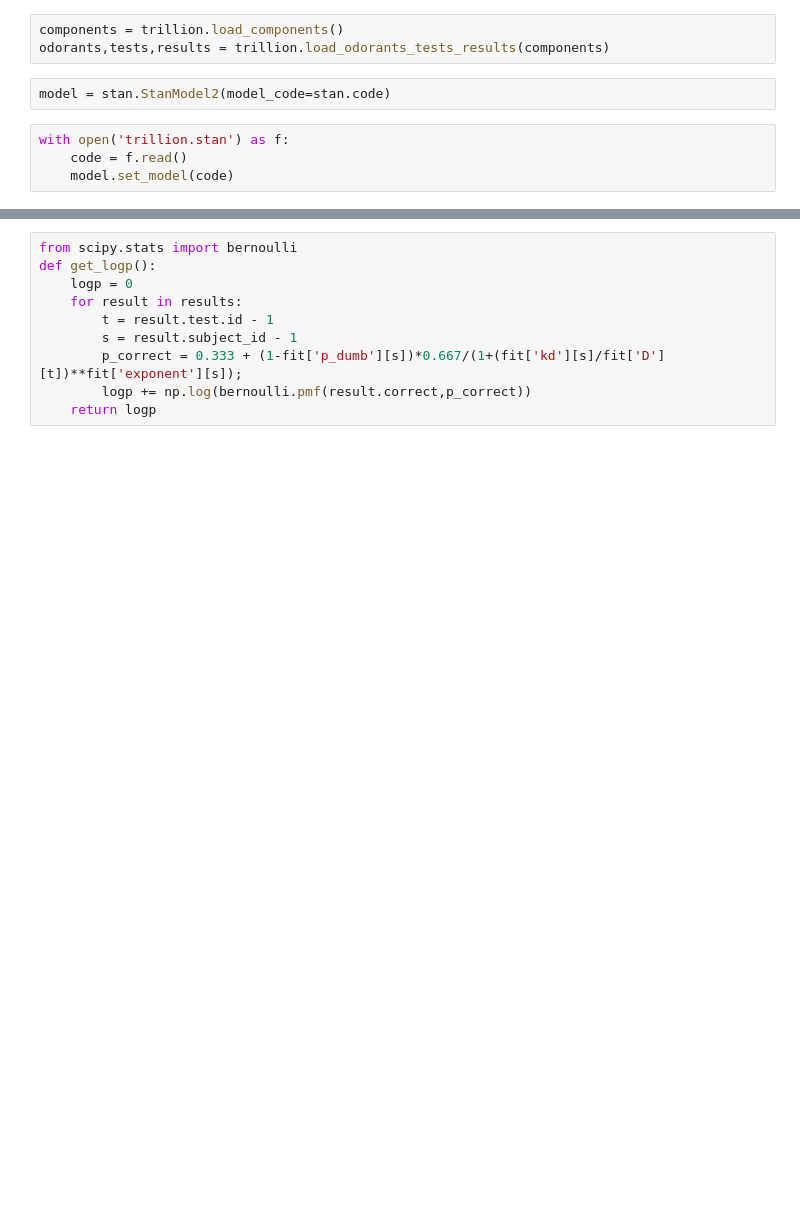
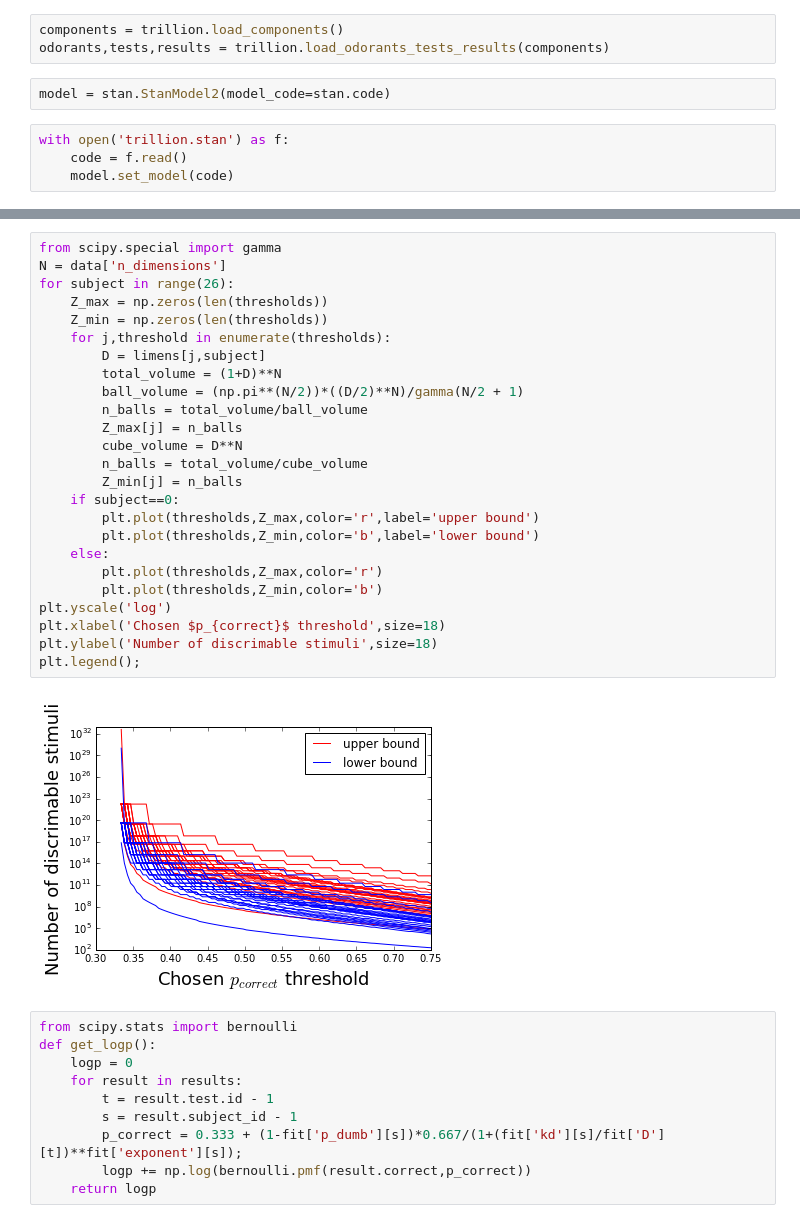
Before and after one commit to rgerkin/trillion, a Jupyter notebook: stan.ipynb, the cells around one changed output, grey strips where cells are left out. Saved outputs shown, nothing was run; the diff lists cells and outputs as text; blank space fills up the shorter version.

```diff
--- a/stan.ipynb
+++ b/stan.ipynb
@@ -86,3 +111,30 @@ plt.yscale('log')
+# %%
+from scipy.special import gamma
+N = data['n_dimensions']
+for subject in range(26):
+    Z_max = np.zeros(len(thresholds))
+    Z_min = np.zeros(len(thresholds))
+    for j,threshold in enumerate(thresholds):
+        D = limens[j,subject]
+        total_volume = (1+D)**N
+        ball_volume = (np.pi**(N/2))*((D/2)**N)/gamma(N/2 + 1)
+        n_balls = total_volume/ball_volume
+        Z_max[j] = n_balls
+        cube_volume = D**N
+        n_balls = total_volume/cube_volume
+        Z_min[j] = n_balls
+    if subject==0:
+        plt.plot(thresholds,Z_max,color='r',label='upper bound')
+        plt.plot(thresholds,Z_min,color='b',label='lower bound')
+    else:
+        plt.plot(thresholds,Z_max,color='r')
+        plt.plot(thresholds,Z_min,color='b')
+plt.yscale('log')
+plt.xlabel('Chosen $p_{correct}$ threshold',size=18)
+plt.ylabel('Number of discrimable stimuli',size=18)
+plt.legend();
+# %% [output]
+[figure, added]
 # %%
 from scipy.stats import bernoulli
 def get_logp():
```
Also changed, not shown: parts of 12 cells of this notebook, 2 other files.
